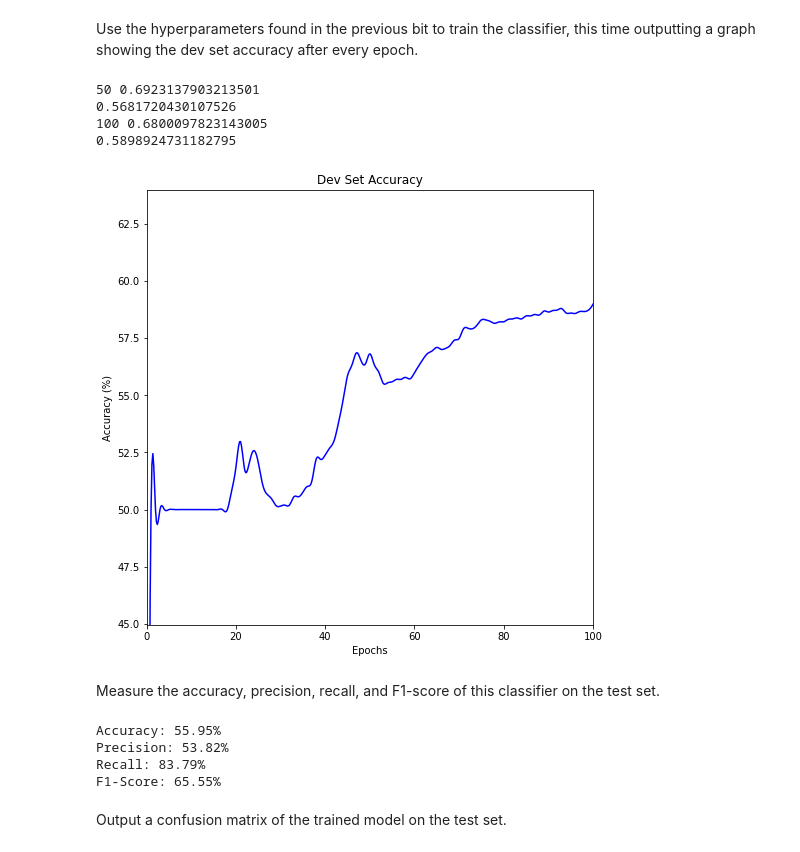
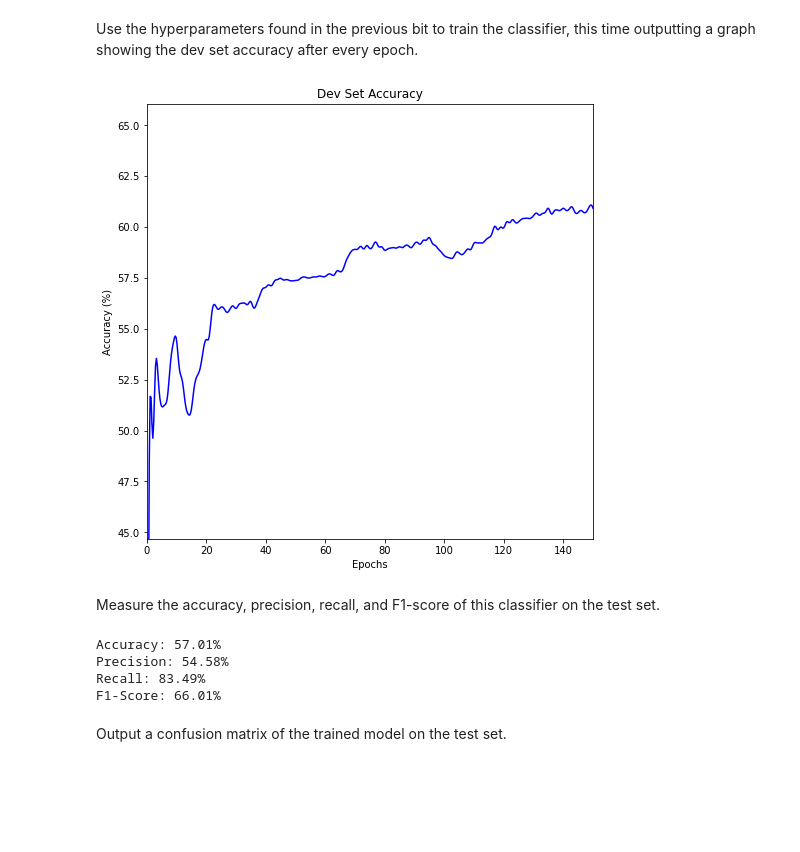
Before and after one commit to seaniboi-prog/Assignment-1, a Jupyter notebook: text_classification.ipynb, the cells around one changed output. Cells and saved outputs as stored; diff of their text form; code cells hidden in the pictures; blank space fills up the shorter version.

```diff
--- a/text_classification.ipynb
+++ b/text_classification.ipynb
@@ -508,46 +508,35 @@ b_cell_type = True
 b_hidden_size = 8
 b_init_dev = 0.1
 # %%
-# deep_model = Conv_Model(len(vocab), len(categories), embedding_size=b_embedd_size, window_size=b_wind_size, hidden_size=b_hidden_size, init_dev=b_init_dev)
-
 deep_model = Rec_Model(len(vocab), len(categories), is_lstm=b_cell_type,embedding_size=b_embedd_size, hidden_size=b_hidden_size, init_dev=b_init_dev)
 
 deep_model.to('cpu')
 
 optimiser = torch.optim.Adam(deep_model.parameters())
 
-max_epoch = 100
+max_epoch = 150
 x = [0]
 y = [0]
 
-# print('step', 'error')
 for step in range(1, max_epoch+1):
     optimiser.zero_grad()
     output = deep_model(indexed_train_x, tensor_train_lens)
     error = torch.nn.functional.cross_entropy(output, tensor_indexed_train_y)
     error.backward()
     optimiser.step()
 
     with torch.no_grad():
         targets = np.array(tensor_indexed_dev_y, np.int64)
         output_probs = torch.sigmoid(deep_model(indexed_dev_x, tensor_dev_lens))
         outputs = output_probs.detach().numpy().argmax(axis=1)
         dev_acc = (targets == outputs).sum()/len(targets)
 
     x.append(step)
     y.append(dev_acc * 100)
 
-    if step%50 == 0:
-        print(step, error.detach().tolist())
-        print(dev_acc)
-
 acc_plot(x, y, max_epoch)
 # %% [output]
-50 0.6923137903213501
-0.5681720430107526
-100 0.6800097823143005
-0.5898924731182795
-[figure, old version]
+[figure, new version]
 # %% [markdown]
 Measure the accuracy, precision, recall, and F1-score of this classifier on the test set.
 # %%
@@ -585,10 +574,10 @@ print('Precision: {:.2%}'.format(precision))
 print('Recall: {:.2%}'.format(recall))
 print('F1-Score: {:.2%}'.format(f1_score))
 # %% [output]
-Accuracy: 55.95%
-Precision: 53.82%
-Recall: 83.79%
-F1-Score: 65.55%
+Accuracy: 57.01%
+Precision: 54.58%
+Recall: 83.49%
+F1-Score: 66.01%
 # %% [markdown]
 Output a confusion matrix of the trained model on the test set.
 # %%
```
Also changed, not shown: parts of 4 cells of this notebook.
